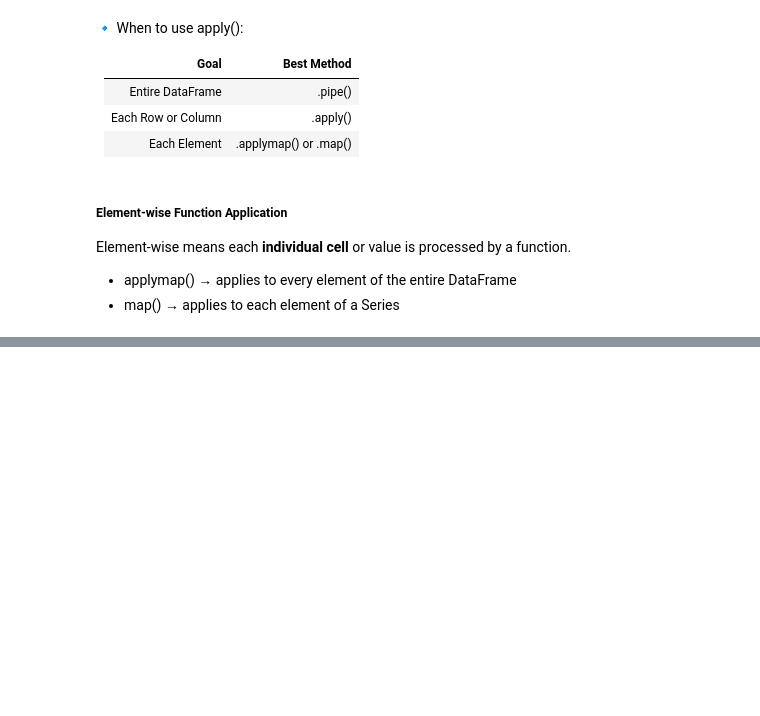
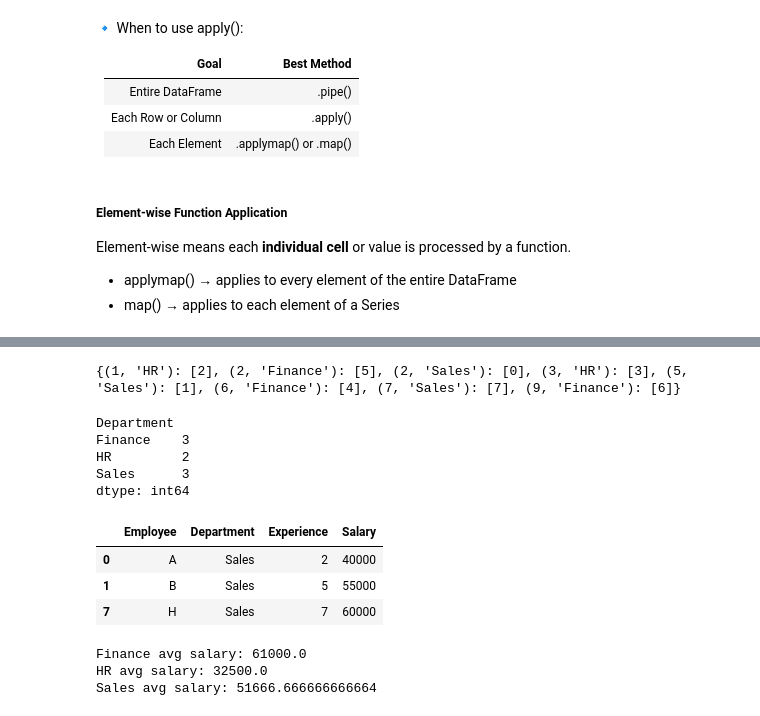
Before and after one commit to Sahil-x-boop/Data_Engineer, a Jupyter notebook: Pandas/session.ipynb, the cells around one changed output, grey strips where cells are left out. Cells and saved outputs as stored; diff of their text form; code cells hidden in the pictures; blank space fills up the shorter version.

```diff
--- a/Pandas/session.ipynb
+++ b/Pandas/session.ipynb
@@ -431,0 +455,9 @@ Series.iloc
+# %%
+
+data = {
+    'Department': ['Sales', 'Sales', 'HR', 'HR', 'Finance', 'Finance', 'Finance', 'Sales'],
+    'Employee': ['A', 'B', 'C', 'D', 'E', 'F', 'G', 'H'],
+    'Experience': [2, 5, 1, 3, 6, 2, 9, 7],
+    'Salary': [40000, 55000, 30000, 35000, 65000, 48000, 70000, 60000]
+}
+company_df = pd.DataFrame(data)
@@ -431,0 +466,6 @@ Series.iloc
+# %%
+
+
+grouped = company_df.groupby('Department')
+print(company_df)
+grouped.groups
@@ -431,0 +483,30 @@ Series.iloc
+# %%
+company_df.groupby(['Experience', 'Department']).groups
+# %% [output]
+{(1, 'HR'): [2], (2, 'Finance'): [5], (2, 'Sales'): [0], (3, 'HR'): [3], (5, 'Sales'): [1], (6, 'Finance'): [4], (7, 'Sales'): [7], (9, 'Finance'): [6]}
+# %%
+
+# .size() – Number of Items in Each Groupgrouped = company_df.groupby('Department')
+grouped.size()
+# %% [output]
+Department
+Finance    3
+HR         2
+Sales      3
+dtype: int64
+# %%
+sales_group = grouped.get_group('Sales')
+sales_group
+# %% [output]
+|  | Employee | Department | Experience | Salary |
+| 0 | A | Sales | 2 | 40000 |
+| 1 | B | Sales | 5 | 55000 |
+| 7 | H | Sales | 7 | 60000 |
+# %%
+for dept, group in grouped:
+    avg_salary = group['Salary'].mean()
+    print(f"{dept} avg salary: {avg_salary}")
+# %% [output]
+Finance avg salary: 61000.0
+HR avg salary: 32500.0
+Sales avg salary: 51666.666666666664
```
Also changed, not shown: parts of 12 cells of this notebook, 2 other files.
